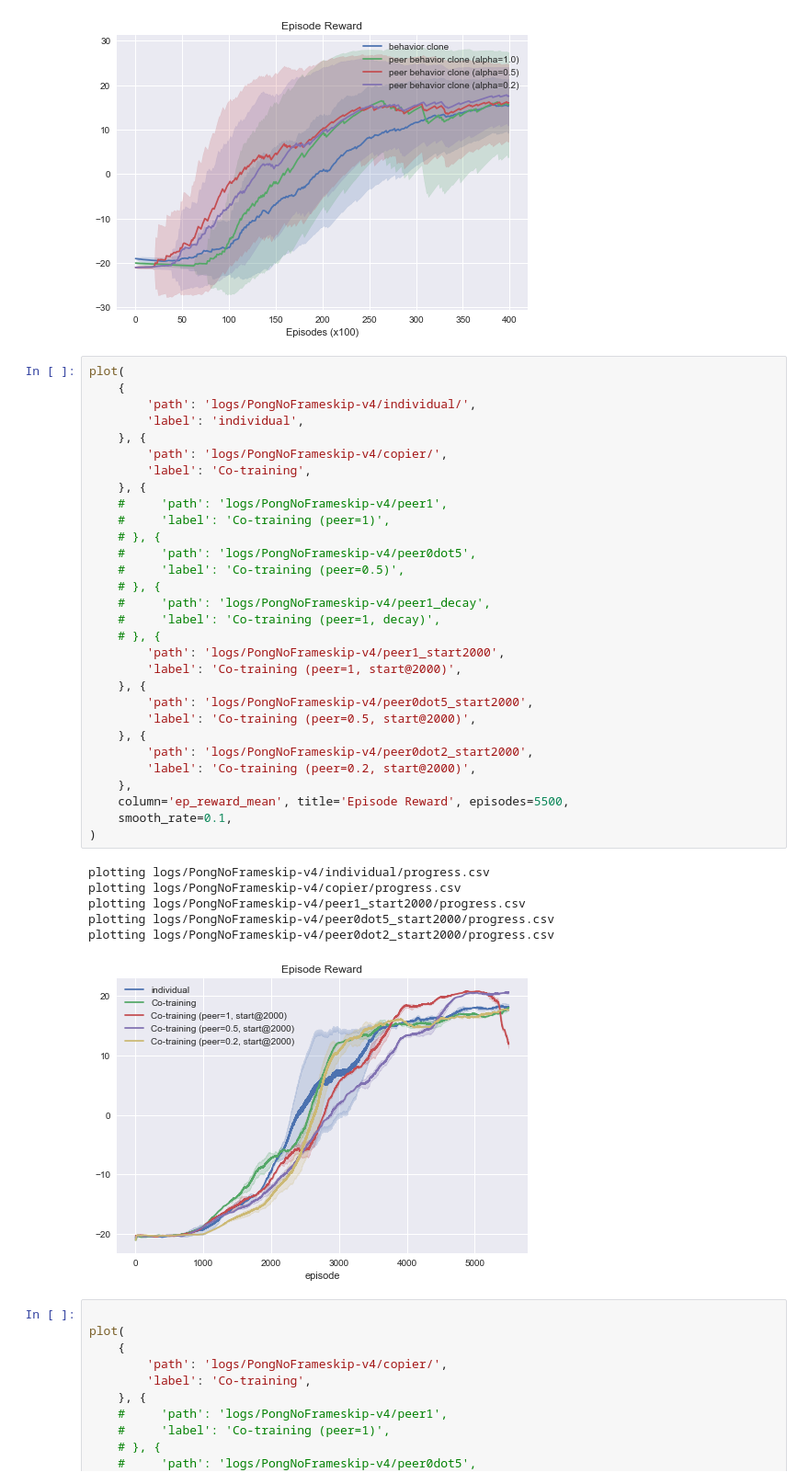
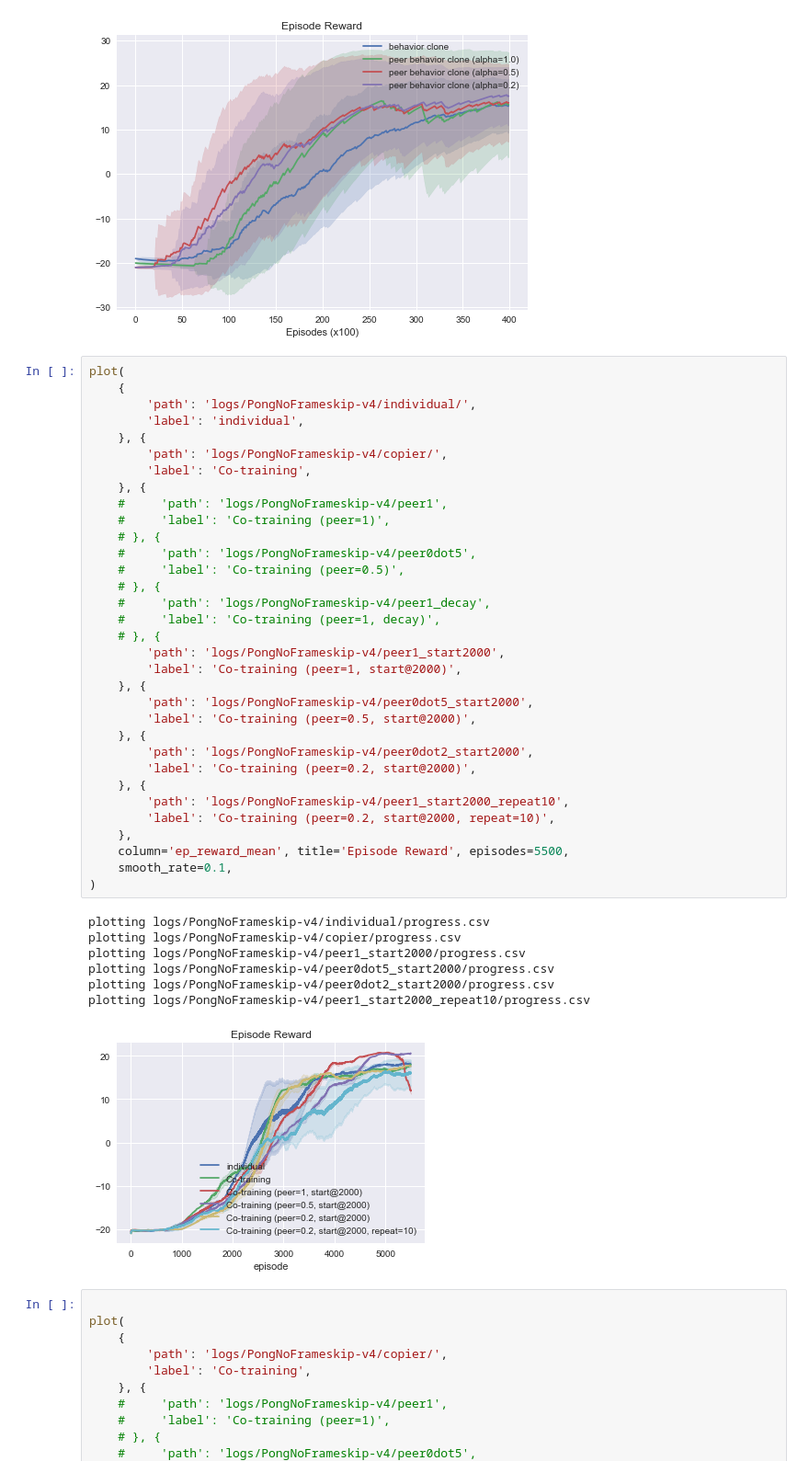
Before and after one commit to gohsyi/peer_bc_ct, a Jupyter notebook: plotter.ipynb, the cells around one changed output. Shown at 92% size. Cells and saved outputs as stored; diff of their text form.

```diff
--- a/plotter.ipynb
+++ b/plotter.ipynb
@@ -126,34 +126,38 @@ plot(
         'path': 'logs/PongNoFrameskip-v4/copier/',
         'label': 'Co-training',
     }, {
     #     'path': 'logs/PongNoFrameskip-v4/peer1',
     #     'label': 'Co-training (peer=1)',
     # }, {
     #     'path': 'logs/PongNoFrameskip-v4/peer0dot5',
     #     'label': 'Co-training (peer=0.5)',
     # }, {
     #     'path': 'logs/PongNoFrameskip-v4/peer1_decay',
     #     'label': 'Co-training (peer=1, decay)',
     # }, {
         'path': 'logs/PongNoFrameskip-v4/peer1_start2000',
         'label': 'Co-training (peer=1, start@2000)',
     }, {
         'path': 'logs/PongNoFrameskip-v4/peer0dot5_start2000',
         'label': 'Co-training (peer=0.5, start@2000)',
     }, {
         'path': 'logs/PongNoFrameskip-v4/peer0dot2_start2000',
         'label': 'Co-training (peer=0.2, start@2000)',
+    }, {
+        'path': 'logs/PongNoFrameskip-v4/peer1_start2000_repeat10',
+        'label': 'Co-training (peer=0.2, start@2000, repeat=10)',
     },
     column='ep_reward_mean', title='Episode Reward', episodes=5500,
     smooth_rate=0.1,
 )
 # %% [output]
 plotting logs/PongNoFrameskip-v4/individual/progress.csv
 plotting logs/PongNoFrameskip-v4/copier/progress.csv
 plotting logs/PongNoFrameskip-v4/peer1_start2000/progress.csv
 plotting logs/PongNoFrameskip-v4/peer0dot5_start2000/progress.csv
 plotting logs/PongNoFrameskip-v4/peer0dot2_start2000/progress.csv
+plotting logs/PongNoFrameskip-v4/peer1_start2000_repeat10/progress.csv
-[figure, old version]
+[figure, new version]
 # %%
 
 plot(
```
Also changed, not shown: parts of 2 cells of this notebook, 1 other file.
